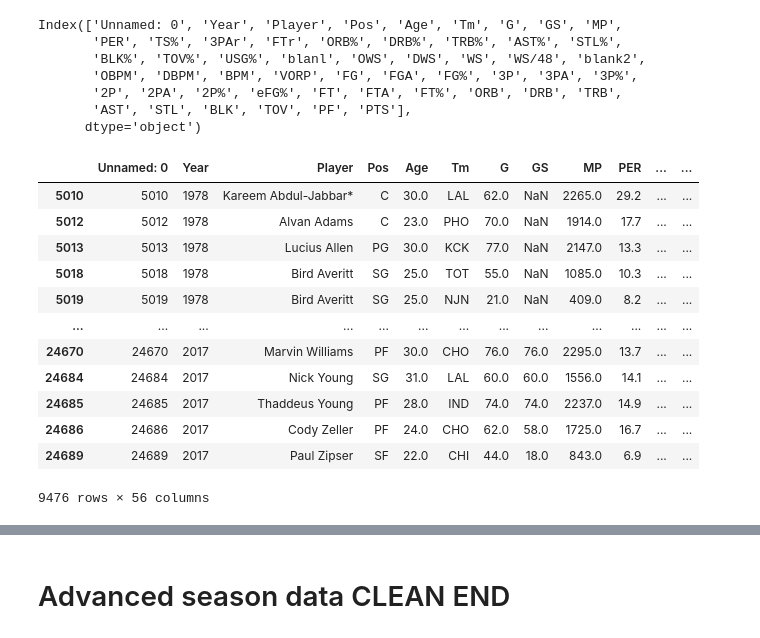
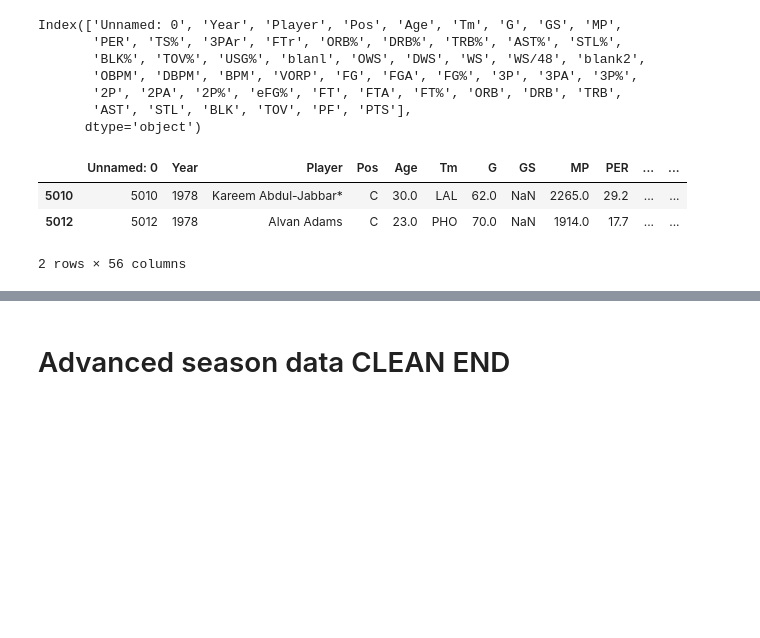
Before and after one commit to dreray/NBA_Best_Year, a Jupyter notebook: nba_final.ipynb, the cells around one changed output, grey strips where cells are left out. Saved outputs shown, nothing was run; the diff lists cells and outputs as text; code cells hidden in the pictures; blank space fills up the shorter version.

```diff
--- a/nba_final.ipynb
+++ b/nba_final.ipynb
@@ -445,21 +457,12 @@ sea = sea[sea['G'] > 20]
 # %%
 #sea["year"]= sea["Year"].astype(int)
 # %%
-sea
+sea.head(2)
 # %% [output]
 |  | Unnamed: 0 | Year | Player | Pos | Age | Tm | G | GS | MP | PER | ... | ... |
 | 5010 | 5010 | 1978 | Kareem Abdul-Jabbar* | C | 30.0 | LAL | 62.0 | NaN | 2265.0 | 29.2 | ... | ... |
 | 5012 | 5012 | 1978 | Alvan Adams | C | 23.0 | PHO | 70.0 | NaN | 1914.0 | 17.7 | ... | ... |
-| 5013 | 5013 | 1978 | Lucius Allen | PG | 30.0 | KCK | 77.0 | NaN | 2147.0 | 13.3 | ... | ... |
-| 5018 | 5018 | 1978 | Bird Averitt | SG | 25.0 | TOT | 55.0 | NaN | 1085.0 | 10.3 | ... | ... |
-| 5019 | 5019 | 1978 | Bird Averitt | SG | 25.0 | NJN | 21.0 | NaN | 409.0 | 8.2 | ... | ... |
-| ... | ... | ... | ... | ... | ... | ... | ... | ... | ... | ... | ... | ... |
-| 24670 | 24670 | 2017 | Marvin Williams | PF | 30.0 | CHO | 76.0 | 76.0 | 2295.0 | 13.7 | ... | ... |
-| 24684 | 24684 | 2017 | Nick Young | SG | 31.0 | LAL | 60.0 | 60.0 | 1556.0 | 14.1 | ... | ... |
-| 24685 | 24685 | 2017 | Thaddeus Young | PF | 28.0 | IND | 74.0 | 74.0 | 2237.0 | 14.9 | ... | ... |
-| 24686 | 24686 | 2017 | Cody Zeller | PF | 24.0 | CHO | 62.0 | 58.0 | 1725.0 | 16.7 | ... | ... |
-| 24689 | 24689 | 2017 | Paul Zipser | SF | 22.0 | CHI | 44.0 | 18.0 | 843.0 | 6.9 | ... | ... |
-9476 rows × 56 columns
+2 rows × 56 columns
 # %%
 sea17 = sea[['Year','Player','Pos','Age','Tm','G','MP','MPG','OBPM','DBPM','VORP']]
 # %%
```
Also changed, not shown: parts of 4 cells of this notebook, 2 other files.
